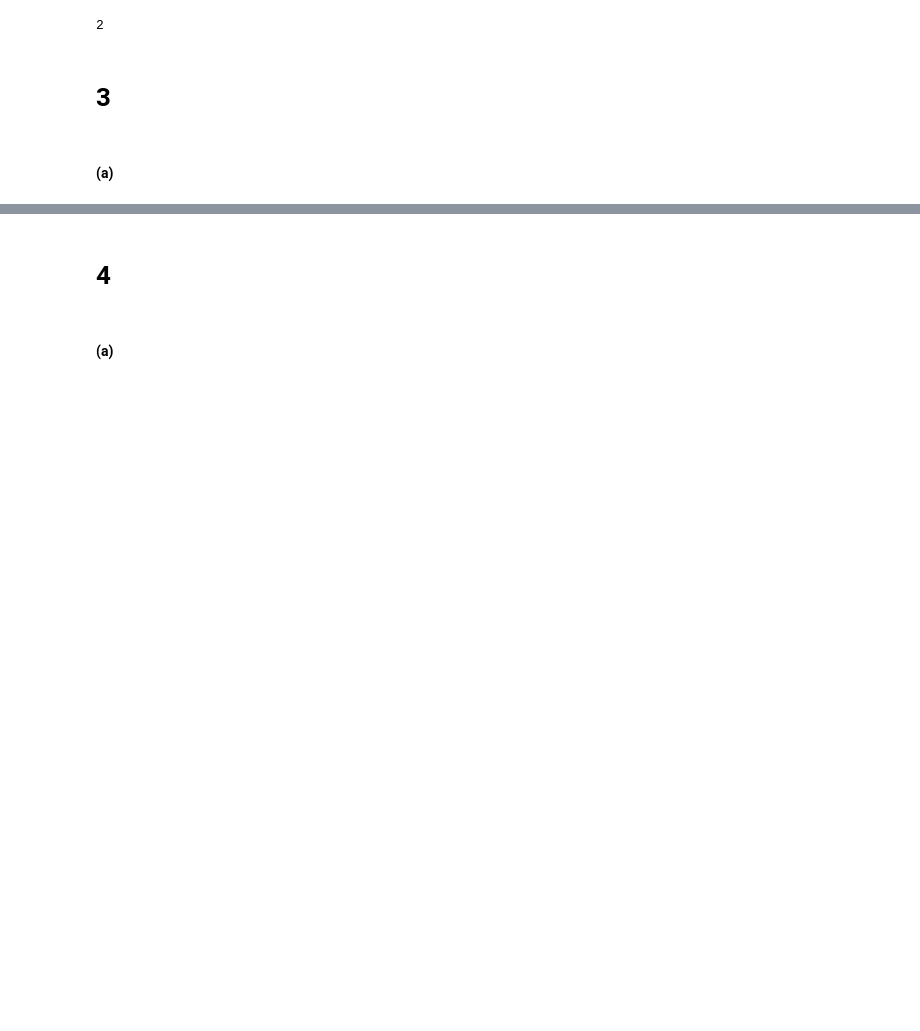
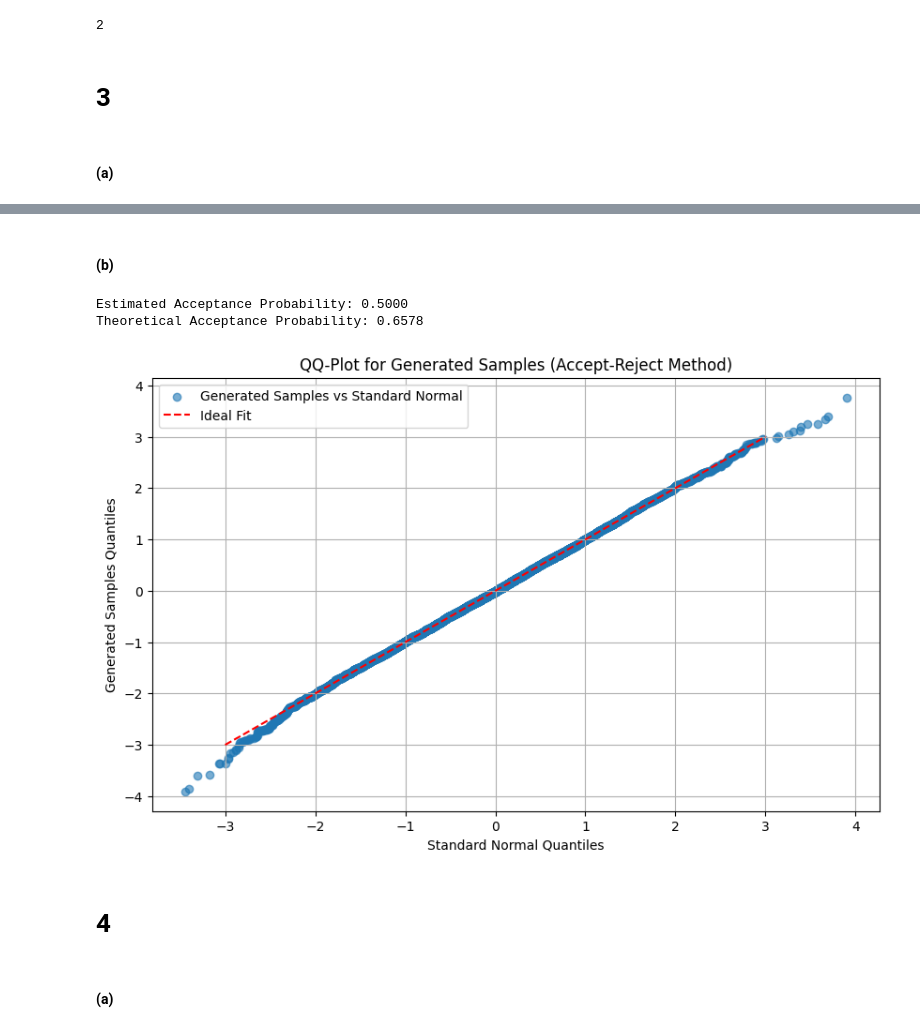
Before and after one commit to random-logic/sta141b-hw, a Jupyter notebook: HW1.ipynb, the cells around one changed output, grey strips where cells are left out. Drawn from its saved outputs; the diff is of its cells as text; code cells hidden in the pictures; blank space fills up the shorter version.

```diff
--- a/HW1.ipynb
+++ b/HW1.ipynb
@@ -219,3 +158,50 @@ Empirical Acceptance Probability: 0.7211365111415591
+# %% [markdown]
+#### (b)
+# %%
+from scipy.stats import cauchy, norm
+
+# (b) (i)
+x = np.linspace(-10, 10, 1000)
+cauchy_pdf = cauchy.pdf(x)
+normal_pdf = norm.pdf(x)
+c = max(normal_pdf / cauchy_pdf)
+
+# (b) (ii)
+n_samples = 10000
+samples = []
+
+while len(samples) < n_samples:
+    # Samples from the Cauchy distribution
+    candidate_samples = cauchy.rvs(size=n_samples - len(samples))
+
+    # Accept or reject
+    u = np.random.uniform(0, 1, size=n_samples - len(samples))
+    accept = u < (norm.pdf(candidate_samples) / (c * cauchy.pdf(candidate_samples)))
+    samples.extend(candidate_samples[accept])
+
+samples = np.array(samples)
+
+# (b) (iii)
+acceptance_probability_estimated = len(samples) / (n_samples + len(samples))
+acceptance_probability_theoretical = 1 / c
+print(f"Estimated Acceptance Probability: {acceptance_probability_estimated:.4f}")
+print(f"Theoretical Acceptance Probability: {acceptance_probability_theoretical:.4f}")
+
+# (b) (iv)
+plt.figure(figsize=(10, 6))
+norm_samples = norm.rvs(size=n_samples)
+plt.scatter(*np.sort([norm_samples, samples]), alpha=0.6, label='Generated Samples vs Standard Normal')
+plt.plot([-3, 3], [-3, 3], 'r--', label='Ideal Fit')
+plt.xlabel('Standard Normal Quantiles')
+plt.ylabel('Generated Samples Quantiles')
+plt.title('QQ-Plot for Generated Samples (Accept-Reject Method)')
+plt.legend()
+plt.grid()
+plt.show()
+# %% [output]
+Estimated Acceptance Probability: 0.5000
+Theoretical Acceptance Probability: 0.6578
+[figure, added]
 # %% [markdown]
 # 4
 # %%
```
Also changed, not shown: parts of 2 cells of this notebook, 1 other file.
